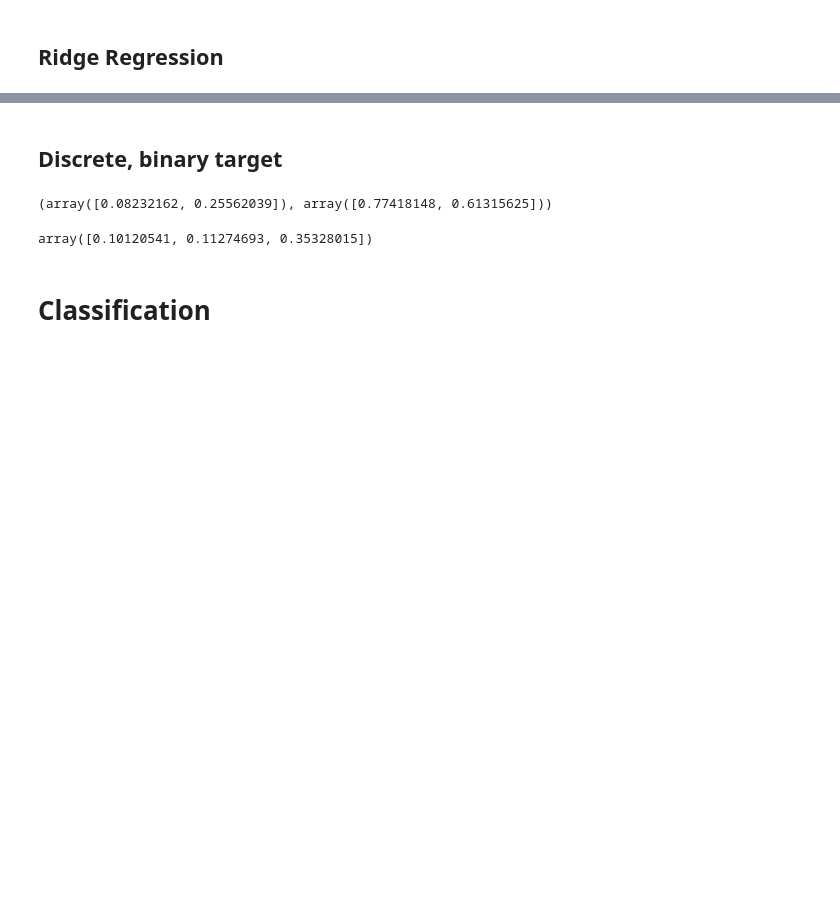
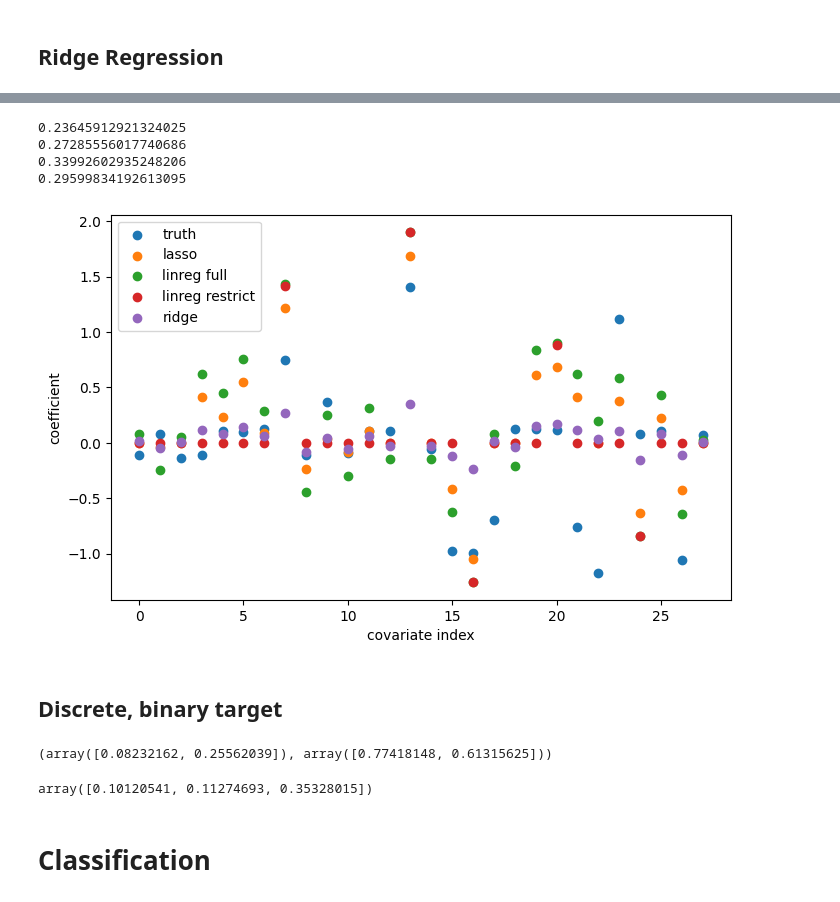
Before and after one commit to wreedpalmer/helpful_snippets, a Jupyter notebook: helpful_snippets.ipynb, the cells around one changed output, grey strips where cells are left out. Saved outputs shown, nothing was run; the diff lists cells and outputs as text; code cells hidden in the pictures; blank space fills up the shorter version.

```diff
--- a/helpful_snippets.ipynb
+++ b/helpful_snippets.ipynb
@@ -359,3 +369,25 @@ print(log_alphas_ridge[idx_best])
+# %%
+print(mean_squared_error(coefs, coefs_lasso[:,idx_best]))
+print(mean_squared_error(coefs, best_ridge_coefs))
+print(mean_squared_error(coefs, linReg.coef_))
+print(mean_squared_error(coefs, linRegRestrictCoef))
+
+plt.figure(figsize=(8,5))
+plt.scatter(np.arange(28), coefs, label="truth")
+plt.scatter(np.arange(28), coefs_lasso[:,idx_best], label="lasso")
+plt.scatter(np.arange(28), linReg.coef_, label="linreg full")
+plt.scatter(np.arange(28), linRegRestrictCoef, label="linreg restrict")
+plt.scatter(np.arange(28), best_ridge_coefs, label="ridge")
+plt.ylabel('coefficient')
+plt.xlabel('covariate index')
+plt.legend()
+plt.show()
+# %% [output]
+0.23645912921324025
+0.27285556017740686
+0.33992602935248206
+0.29599834192613095
+[figure, added]
 # %% [markdown]
 ## Discrete, binary target
 # %%
```
Also changed, not shown: parts of 9 cells of this notebook.
